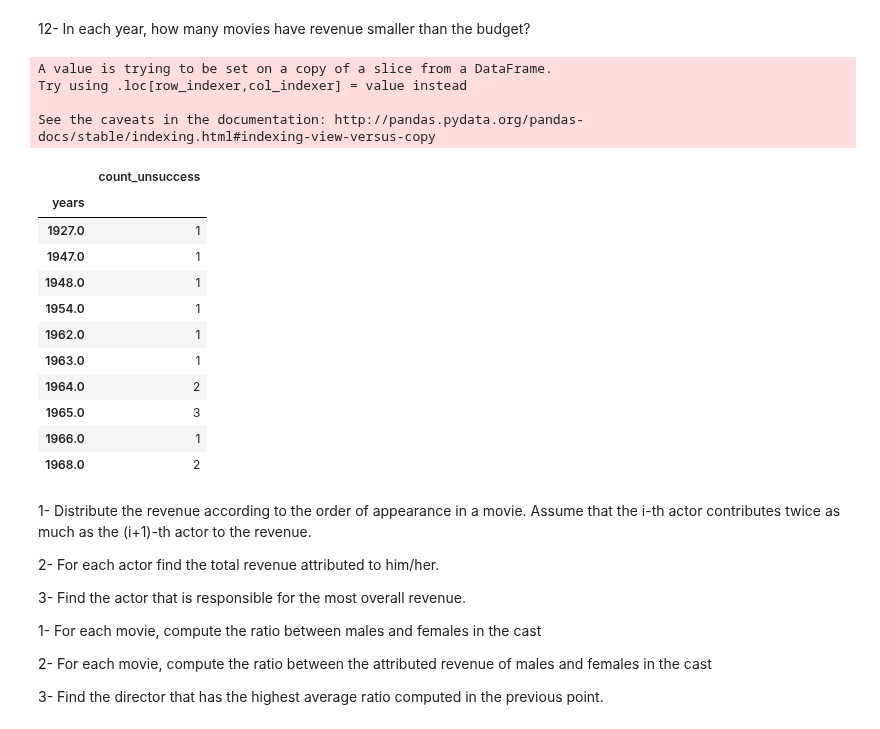
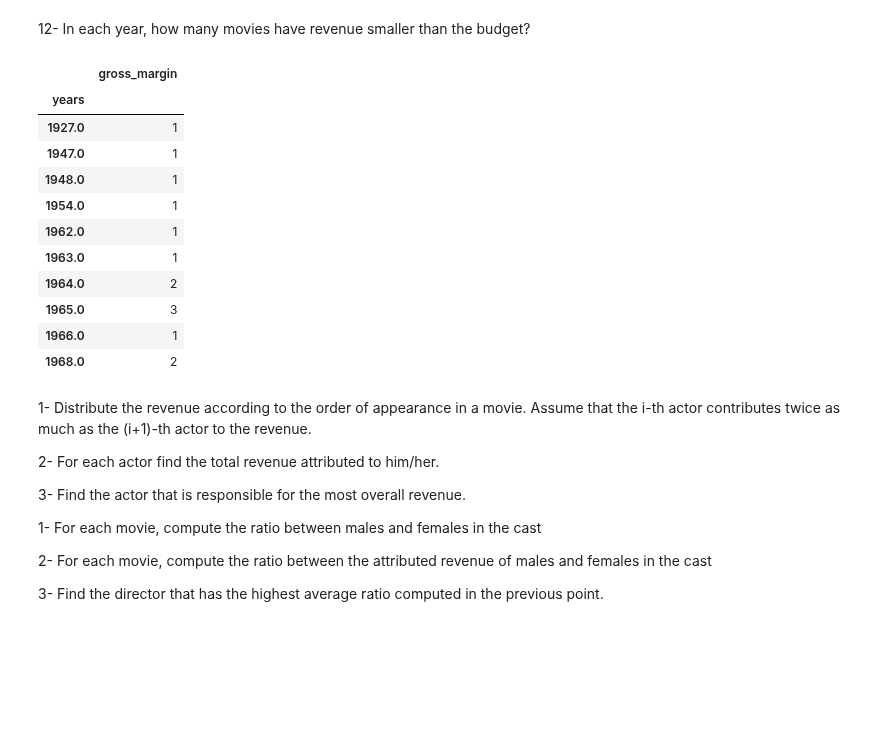
Before and after one commit to silviasantamaria/computerscience, a Jupyter notebook: Project+.ipynb, the cells around one changed output. Saved outputs shown, nothing was run; the diff lists cells and outputs as text; code cells hidden in the pictures; blank space fills up the shorter version.

```diff
--- a/Project+.ipynb
+++ b/Project+.ipynb
@@ -47,12 +47,3 @@ len(nohomepage.index)
 3091
 # %% [markdown]
 3- For each year, how many movies do not have a homepage?
-# %%
-def extract_year(date):
-    if (pd.isnull(date)):
-        return(np.nan)
-    else:
-        data = datetime.datetime.strptime(date, "%Y-%m-%d")
-        return(data.year)
-movies['years'] = movies['release_date'].apply(extract_year)
-movies.head(2)
@@ -63,0 +50,3 @@ movies.head(2)
+# %%
+movies['year']= pd.to_datetime(movies['release_date'],format="%Y-%m-%d").dt.year
+movies.head(2)
@@ -522,17 +514,11 @@ See the caveats in the documentation: http://pandas.pydata.org/pandas-docs/stabl
 # %% [markdown]
 12- In each year, how many movies have revenue smaller than the budget?
 # %%
-movies_2= movies[['id', 'revenue','budget', 'years']]
-movies_2['ricavo']= movies_2['revenue']-movies_2['budget']
-movies_3= movies_2.loc[movies_2.ricavo < 0, ['years','ricavo']]
-movies_unsuccess= movies_3.groupby('years').count()
+movies_unsuccess= movies.loc[movies.gross_margin < 0, ['years','gross_margin']]
+movies_unsuccess= movies_unsuccess.groupby('years').count()
 movies_unsuccess.rename(index=str, columns={'ricavo': 'count_unsuccess'}).head(10)
 # %% [output]
-A value is trying to be set on a copy of a slice from a DataFrame.
-Try using .loc[row_indexer,col_indexer] = value instead
-
-See the caveats in the documentation: http://pandas.pydata.org/pandas-docs/stable/indexing.html#indexing-view-versus-copy
-|  | count_unsuccess |
+|  | gross_margin |
 | years |  |
 | 1927.0 | 1 |
 | 1947.0 | 1 |
```
Also changed, not shown: parts of 6 cells of this notebook.
